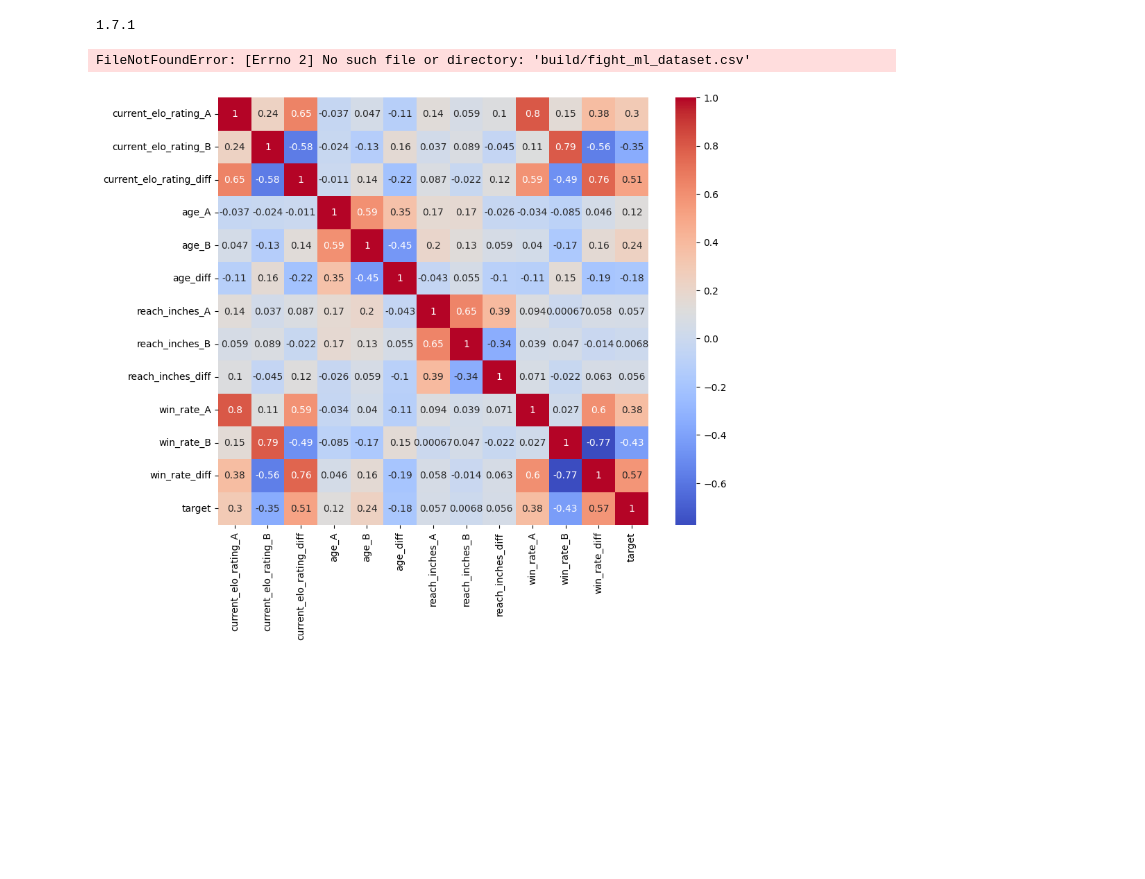
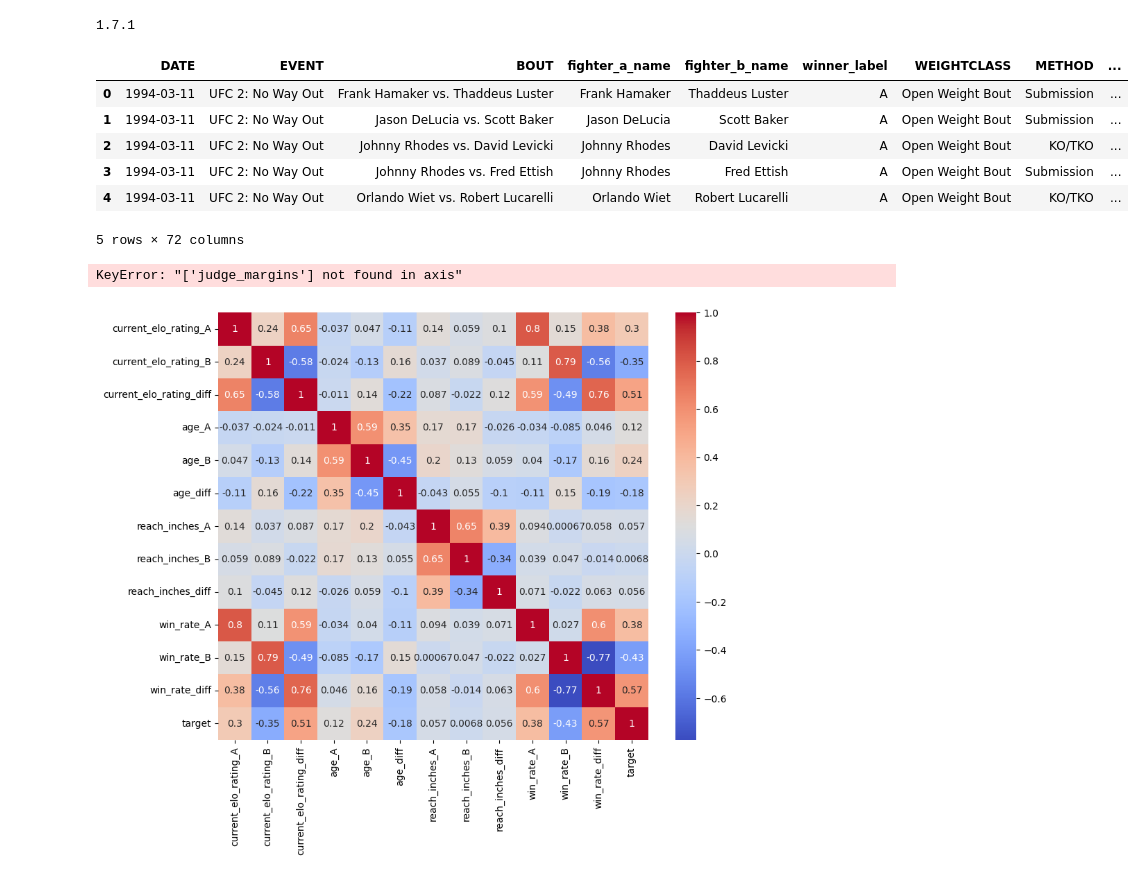
Before and after one commit to David-Mais/UFC-elo-ranking, a Jupyter notebook: mlm_models/regressions.ipynb, the cells around one changed output. Drawn from its saved outputs; the diff is of its cells as text; code cells hidden in the pictures; blank space fills up the shorter version.

```diff
--- a/mlm_models/regressions.ipynb
+++ b/mlm_models/regressions.ipynb
@@ -5,26 +5,34 @@ print(sklearn.__version__)
 1.7.1
 # %%
 import pandas as pd
+import numpy as np
 import seaborn as sns
 import matplotlib.pyplot as plt
 from sklearn.model_selection import train_test_split
 from sklearn.linear_model import LogisticRegression
 from sklearn.metrics import classification_report, confusion_matrix
 
 # 1. Load your data (adjust path/filename as needed)
-df = pd.read_csv("build/fight_ml_dataset.csv")
+df_clean = pd.read_csv("../build/fight_ml_dataset.csv")
 
 # 2. Inspect data
 display(df.head())
 df = df.drop(columns=["judge_margins"])
 print(df.info())
 print(list(df.columns))
 
 # 3. Encode categorical variables if needed (example: winner column)
 # Assume 'winner' is the target: 1 = Fighter A, 0 = Fighter B
 # df['winner'] = df['winner'].map({'A': 1, 'B': 0})
 # %% [output]
+|  | DATE | EVENT | BOUT | fighter_a_name | fighter_b_name | winner_label | WEIGHTCLASS | METHOD | ... |
+| 0 | 1994-03-11 | UFC 2: No Way Out | Frank Hamaker vs. Thaddeus Luster | Frank Hamaker | Thaddeus Luster | A | Open Weight Bout | Submission | ... |
+| 1 | 1994-03-11 | UFC 2: No Way Out | Jason DeLucia vs. Scott Baker | Jason DeLucia | Scott Baker | A | Open Weight Bout | Submission | ... |
+| 2 | 1994-03-11 | UFC 2: No Way Out | Johnny Rhodes vs. David Levicki | Johnny Rhodes | David Levicki | A | Open Weight Bout | KO/TKO | ... |
+| 3 | 1994-03-11 | UFC 2: No Way Out | Johnny Rhodes vs. Fred Ettish | Johnny Rhodes | Fred Ettish | A | Open Weight Bout | Submission | ... |
+| 4 | 1994-03-11 | UFC 2: No Way Out | Orlando Wiet vs. Robert Lucarelli | Orlando Wiet | Robert Lucarelli | A | Open Weight Bout | KO/TKO | ... |
-FileNotFoundError: [Errno 2] No such file or directory: 'build/fight_ml_dataset.csv'
+5 rows × 72 columns
+KeyError: "['judge_margins'] not found in axis"
 # %%
 # 4. Check correlations
 important_cols = [
```
Also changed, not shown: parts of 3 cells of this notebook, 5 other files.
